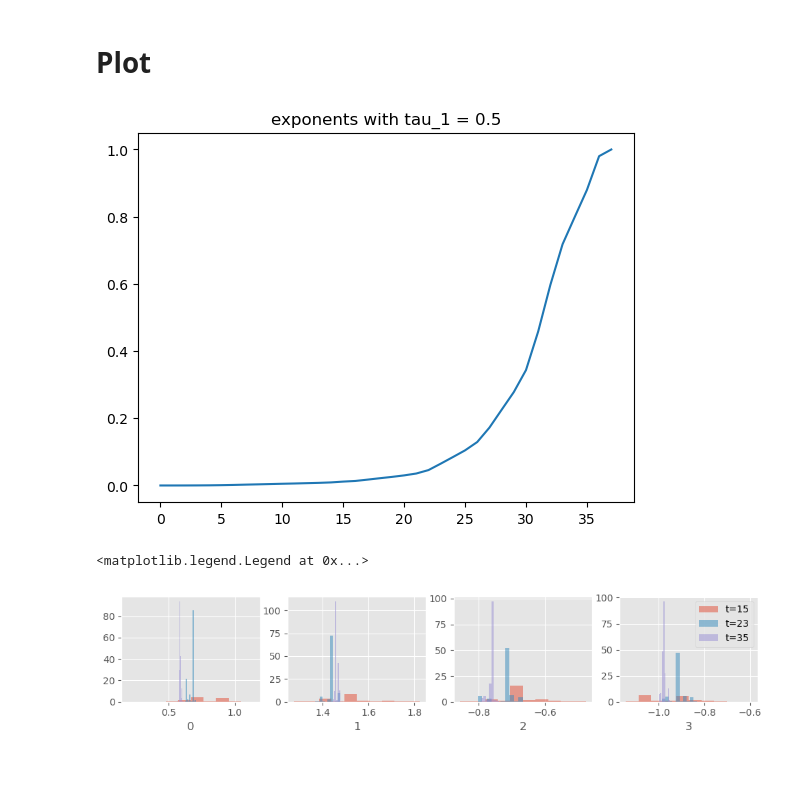
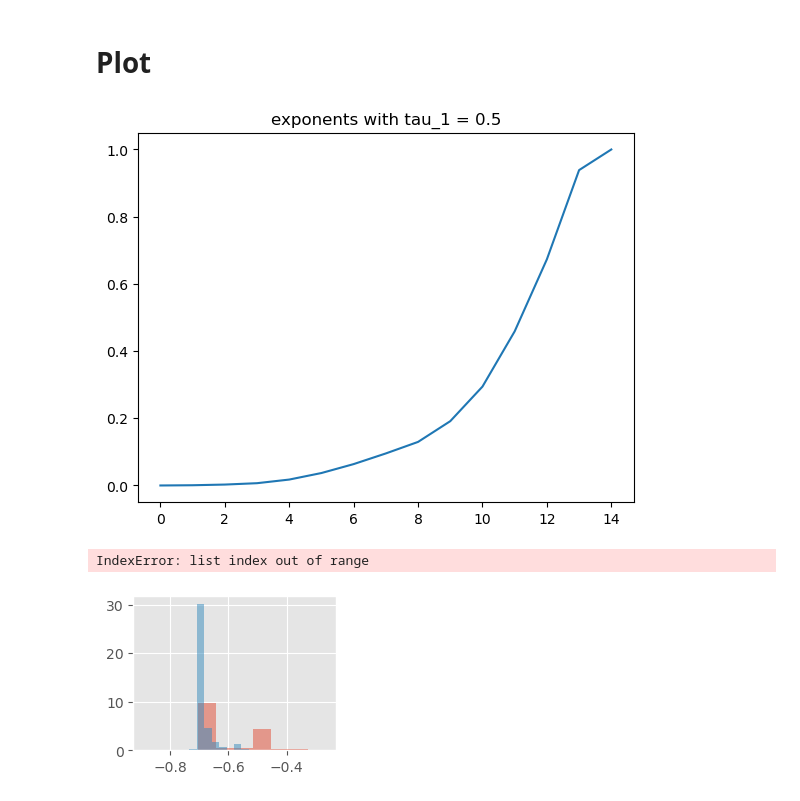
Before and after one commit to DanielBonnery/poisson_network_models, a Jupyter notebook: src/smc_2324_project/experiments/VEM_SMC/test_vem_smc.ipynb, the cells around one changed output. Saved outputs shown, nothing was run; the diff lists cells and outputs as text; code cells hidden in the pictures; blank space fills up the shorter version.

Commit message:
Update VEM init

```diff
--- a/src/smc_2324_project/experiments/VEM_SMC/test_vem_smc.ipynb
+++ b/src/smc_2324_project/experiments/VEM_SMC/test_vem_smc.ipynb
@@ -38,20 +38,3 @@ theta = (alpha,beta,nu)
 Y = sample_from_network(theta,X, return_Z=False)
 # %% [markdown]
 # VEM inference
-# %%
-# init tau
-tau = np.random.uniform(0, 1, size=(n, k))
-tau /= np.sum(tau, axis=1).reshape((-1, 1))
-
-# init nu
-nu = np.mean(tau, axis=0)
-
-# VEM
-_fake_alpha = np.random.normal(size=int(k * (k + 1) / 2))
-fake_alpha = np.zeros((k, k))
-fake_alpha[np.triu_indices(k)] = _fake_alpha
-fake_alpha += fake_alpha.T - np.diag(np.diag(fake_alpha))
-fake_beta = np.random.normal(size=theta[1].shape)
-fake_gamma = alpha_beta_to_gamma(fake_alpha, fake_beta)
-inferred_gamma, inferred_nu, inferred_tau = VEM(Y, X, fake_gamma, nu, tau)
-hess = hessian(Y, X, tau, inferred_gamma)
@@ -62,0 +41,7 @@ terminal gamma, nu: (array([ 1.49931985e-05,  3.97469974e-01,  4.05335411e-01,
+# %%
+# VEM
+particle = prior.rvs()[0]
+gamma_init, nu_init = particle["theta"]["gamma"], particle["theta"]["nu"]
+tau_init = np.array([nu for i in range(n)])
+inferred_gamma, inferred_nu, inferred_tau = VEM(Y, X, gamma_init, nu_init, tau_init)
+hess = hessian(Y, X, inferred_tau, inferred_gamma)
@@ -63,6 +53,6 @@ terminal gamma, nu: (array([ 1.49931985e-05,  3.97469974e-01,  4.05335411e-01,
 # %%
 # posterior distribution
-e_tilde = e_0 + np.sum(tau,axis=0)
+e_tilde = e_0 + np.sum(inferred_tau,axis=0)
 invV0 = np.linalg.inv(V_0)
 cov_gamma = np.linalg.inv((invV0 - hess))
 mean_gamma = cov_gamma @ (invV0 @ gamma_0 - hess @ inferred_gamma)
@@ -104,7 +94,7 @@ import particles
 # finally
 fk_tpr = FlexibeAdaptiveTempering(model=toy_bridge, len_chain=100,
                                   move=move, wastefree=False,
-                                  tempering_step_size = 0.1) # tempering_step_size = 1-tau_1
+                                  tempering_step_size = 0.5) # tempering_step_size = 1-tau_1
 alg = particles.SMC(fk=fk_tpr, N=200, ESSrmin=0.8,
                     store_history=True, verbose=True)
 alg.run()
@@ -136,20 +122,21 @@ plt.plot(exponents)
 plt.title("exponents with tau_1 = 0.5")
 plt.show()
 # %% [output]
-[figure, old version]
+[figure, new version]
 # %%
 # beta distribution
 plt.style.use('ggplot')
 fig = plt.figure(figsize=(12, 2))
+num_exponents = len(exponents)
 for beta_idx in range(4):
     plt.subplot(1, 4, beta_idx+1)
-    for t in [15, 23, 35]:
+    for t in [num_exponents//2, int(3/4*num_exponents), num_exponents-1]:
         beta_i = alg.hist.X[t].theta["theta"]["gamma"][:,k*(k+1)//2+beta_idx]
         weights = alg.hist.wgts[t].W
         plt.hist(beta_i, weights=weights, label="t=%i" % t,
                  alpha=0.5, density=True)
     plt.xlabel(beta_idx)
 plt.legend()
 # %% [output]
-<matplotlib.legend.Legend at 0x...>
+IndexError: list index out of range
-[figure, old version]
+[figure, new version]
```
Also changed, not shown: parts of 4 cells of this notebook.
